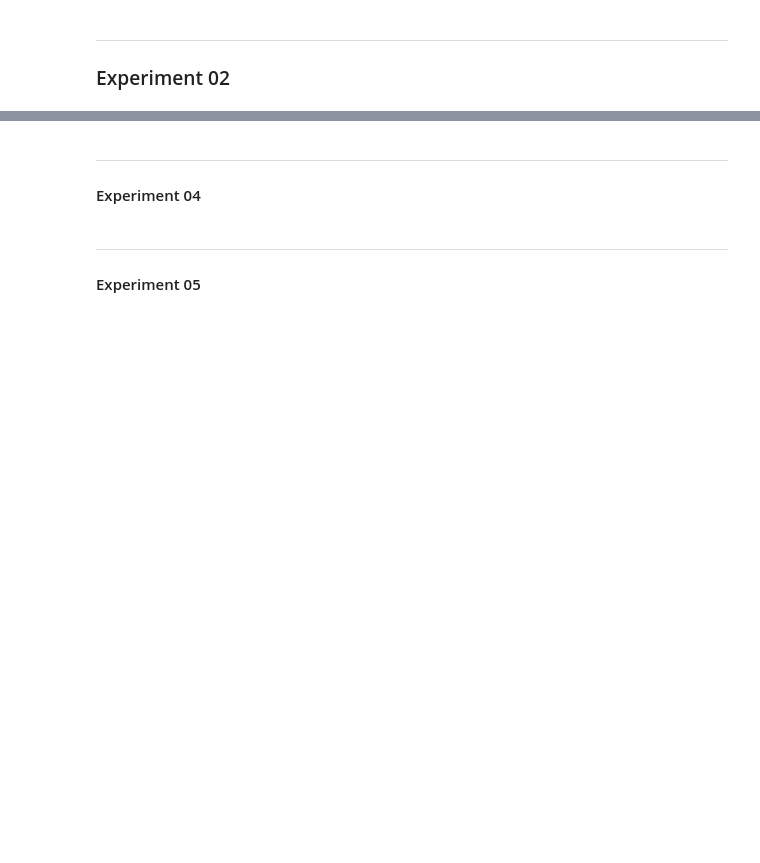
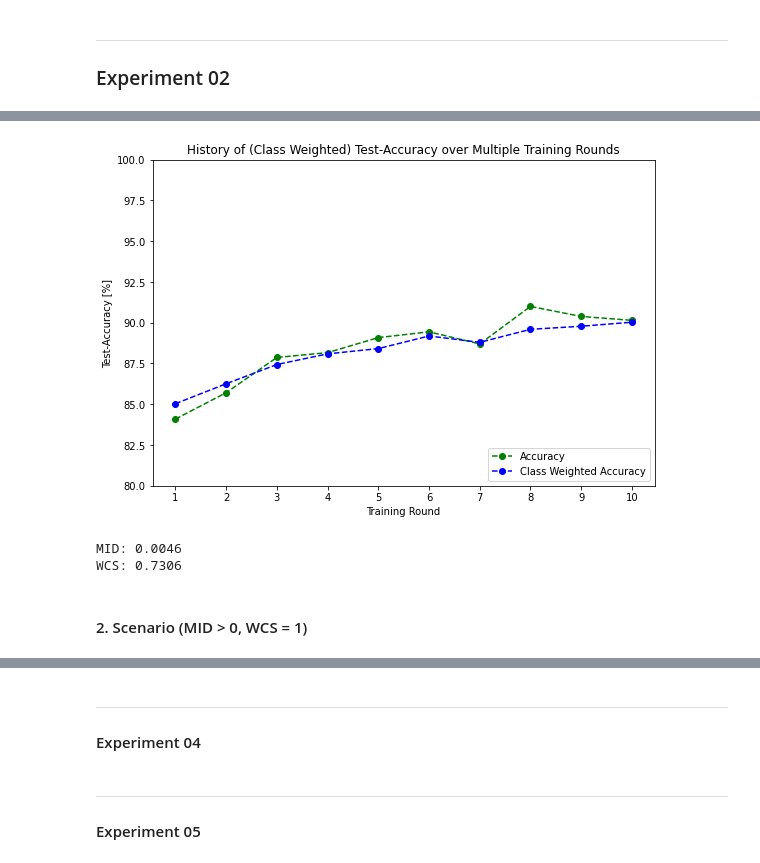
Before and after one commit to jan-kreischer/FedRL-for-IoT-Security, a Jupyter notebook: prototypes/prototype_01/prototype-01.ipynb, the cells around one changed output, grey strips where cells are left out. Saved outputs shown, nothing was run; the diff lists cells and outputs as text; code cells hidden in the pictures; blank space fills up the shorter version.

```diff
--- a/prototypes/prototype_01/prototype-01.ipynb
+++ b/prototypes/prototype_01/prototype-01.ipynb
@@ -887,0 +1627,31 @@ server.run_federation(evaluations=["performance_evaluation", "learning_curve"],
+# %%
+total_accuracies = {1: 0.8409194355939918, 2: 0.8570778334091943, 3: 0.878698224852071, 4: 0.8816568047337278, 5: 0.8908739189804279, 6: 0.894401456531634, 7: 0.8870050068274921, 8: 0.9099908966772872, 9: 0.9038461538461539, 10: 0.9014565316340464}
+mean_class_accuracies: {1: 0.85034822776872, 2: 0.8625753762011524, 3: 0.8743673178765344, 4: 0.8809055365205404, 5: 0.8841368864332961, 6: 0.8918688862201104, 7: 0.8879642281327783, 8: 0.8959563865442828, 9: 0.8978331147231927, 10: 0.90032357514288}
+
+rounds = list(total_accuracies.keys())
+
+total_accuracies = np.array(list(total_accuracies))*100
+mean_class_accuracies = np.array(list(mean_class_accuracies))*100
+
+plt.figure(figsize=(9,6))
+xlabel = "Training Round"
+ylabel = "Test-Accuracy [%]"
+plt.xlabel(xlabel)
+plt.ylabel(ylabel)
+plt.title(f"History of (Class Weighted) Test-Accuracy over Multiple Training Rounds")
+plt.xticks(rounds)
+plt.ylim(80, 100)
+
+#print(f"Total Accuracies: {global_agent.total_accuracies}")
+rounds = list(global_agent.total_accuracies.keys())
+total_accuracies = np.array(list(global_agent.total_accuracies.values()))*100
+#plt.plot(rounds, total_accuracies)
+#print(f"Mean Class Accuracies: {global_agent.mean_class_accuracies}")
+rounds = list(global_agent.mean_class_accuracies.keys())
+mean_class_accuracies = np.array(list(global_agent.mean_class_accuracies.values()))*100
+plt.plot(rounds, total_accuracies, marker='o', linestyle='dashed', color='green', label='Accuracy')
+plt.plot(rounds, mean_class_accuracies, marker='o', linestyle='dashed', color='blue', label='Class Weighted Accuracy')
+plt.legend(loc ="lower right")
+plt.show()
+# %% [output]
+[figure, added]
@@ -887,0 +1720,38 @@ server.run_federation(evaluations=["performance_evaluation", "learning_curve"],
+# %%
+from numpy.linalg import norm
+
+N_SAMPLES = 10000
+
+sampling_probabilities_1 = {
+    #Behavior.NORMAL: 0,
+    Behavior.ROOTKIT_BDVL: 0.01,
+    Behavior.ROOTKIT_BEURK: 0.01,
+    Behavior.CNC_BACKDOOR_JAKORITAR: 0.01,
+    Behavior.CNC_THETICK: 0.2425,
+    Behavior.CNC_OPT1: 0.2425,
+    Behavior.CNC_OPT2: 0.2425,
+    Behavior.RANSOMWARE_POC: 0.2425
+}
+
+sampling_probabilities_2 = {
+    #Behavior.NORMAL: 0,
+    Behavior.ROOTKIT_BDVL: 0.32,
+    Behavior.ROOTKIT_BEURK: 0.32,
+    Behavior.CNC_BACKDOOR_JAKORITAR: 0.32,
+    Behavior.CNC_THETICK: 0.01,
+    Behavior.CNC_OPT1: 0.01,
+    Behavior.CNC_OPT2: 0.01,
+    Behavior.RANSOMWARE_POC: 0.01
+}
+
+n_samples_1 = np.array(list(sampling_probabilities_1.values()))*N_SAMPLES
+n_samples_2 = np.array(list(sampling_probabilities_2.values()))*N_SAMPLES
+
+sample_matrix = np.vstack([n_samples_1, n_samples_2])
+
+print(f"MID: {multiclass_imbalance_degree(sample_matrix)}")
+print(f"WCS: {weighted_cosine_similarity(sample_matrix)}")
+#print(mean_cosine_similarity(lis))
+# %% [output]
+MID: 0.0046
+WCS: 0.7306
@@ -887,0 +1769,2 @@ server.run_federation(evaluations=["performance_evaluation", "learning_curve"],
+# %% [markdown]
+#### 2. Scenario (MID > 0, WCS = 1)
```
Also changed, not shown: parts of 63 cells of this notebook, 2 other files.
